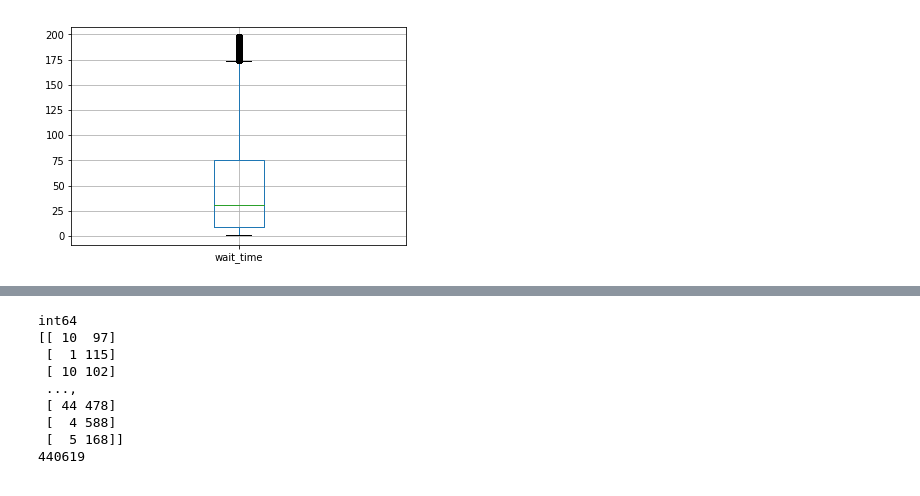
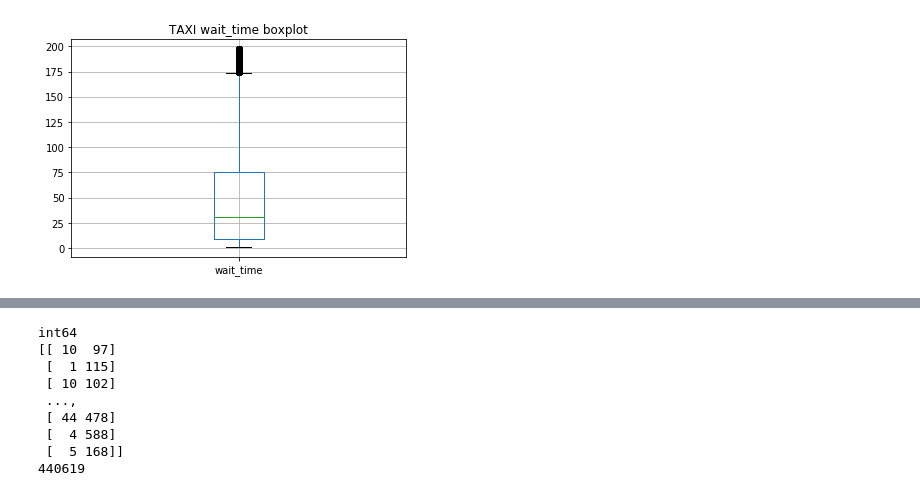
Before and after one commit to dymodi/dymodi.github.io, a Jupyter notebook: Research/Beacon/src/taxi_rider_compare.ipynb, the cells around one changed output, grey strips where cells are left out. Cells and saved outputs as stored; diff of their text form; code cells hidden in the pictures.

```diff
--- a/Research/Beacon/src/taxi_rider_compare.ipynb
+++ b/Research/Beacon/src/taxi_rider_compare.ipynb
@@ -39,10 +39,10 @@ df_datetime['updated_on'] = pd.to_datetime(rideaustin.updated_date)
 df_datetime_eleme = pd.DataFrame()
 df_datetime_eleme['uid'] = elemedata.index
 df_datetime_eleme['accept_at'] = pd.to_datetime(elemedata.accept_at)
-# df_datetime_eleme['arrive_rst_at'] = pd.to_datetime(elemedata.arrive_rst_at)
-df_datetime_eleme['arrive_rst_at'] = pd.to_datetime(elemedata.arrive_rst_at_beacon)
-# df_datetime_eleme['pickup_at'] = pd.to_datetime(elemedata.pickup_at)
-df_datetime_eleme['pickup_at'] = pd.to_datetime(elemedata.leave_rst_at_beacon)
+df_datetime_eleme['arrive_rst_at'] = pd.to_datetime(elemedata.arrive_rst_at)
+# df_datetime_eleme['arrive_rst_at'] = pd.to_datetime(elemedata.arrive_rst_at_beacon)
+df_datetime_eleme['pickup_at'] = pd.to_datetime(elemedata.pickup_at)
+# df_datetime_eleme['pickup_at'] = pd.to_datetime(elemedata.leave_rst_at_beacon)
 df_datetime_eleme['deliver_at'] = pd.to_datetime(elemedata.deliver_at)
 # print(df_datetime_eleme.head())
 # %%
@@ -122,46 +136,64 @@ plt.show()
 [figure]
 # %%
-# Remove outliers (\mu \sigma method)
+# Remove outliers (Standard Deviation method)
 # Taxi
-len_before_taxi = len(df_timediff.index)
+converged_taxi = 0
 print('TAXI data, length before removing outliers:', len_before_taxi)
-wait_time_mean = df_timediff.wait_time.mean()
-wait_time_std = df_timediff.wait_time.std()
-drive_time_mean = df_timediff.drive_time.mean()
-drive_time_std = df_timediff.drive_time.std()
-wait_ratio_mean = df_timediff.wait_ratio.mean()
-wait_ratio_std = df_timediff.wait_ratio.std()
-df_timediff = df_timediff[df_timediff.wait_time > wait_time_mean - 3*wait_time_std]
-df_timediff = df_timediff[df_timediff.wait_time < wait_time_mean + 3*wait_time_std]
-df_timediff = df_timediff[df_timediff.drive_time > drive_time_mean - 3*drive_time_std]
-df_timediff = df_timediff[df_timediff.drive_time < drive_time_mean + 3*drive_time_std]
-# df_timediff = df_timediff[df_timediff.wait_ratio > wait_ratio_mean - 3*wait_ratio_std]
-# df_timediff = df_timediff[df_timediff.wait_ratio < wait_ratio_mean + 3*wait_ratio_std]
+while converged_taxi == 0:
+    len_before_taxi = len(df_timediff.index)
+
+    wait_time_mean = df_timediff.wait_time.mean()
+    wait_time_std = df_timediff.wait_time.std()
+    drive_time_mean = df_timediff.drive_time.mean()
+    drive_time_std = df_timediff.drive_time.std()
+    wait_ratio_mean = df_timediff.wait_ratio.mean()
+    wait_ratio_std = df_timediff.wait_ratio.std()
+    df_timediff = df_timediff[df_timediff.wait_time > wait_time_mean - 3*wait_time_std]
+    df_timediff = df_timediff[df_timediff.wait_time < wait_time_mean + 3*wait_time_std]
+    df_timediff = df_timediff[df_timediff.drive_time > drive_time_mean - 3*drive_time_std]
+    df_timediff = df_timediff[df_timediff.drive_time < drive_time_mean + 3*drive_time_std]
+    # df_timediff = df_timediff[df_timediff.wait_ratio > wait_ratio_mean - 3*wait_ratio_std]
+    # df_timediff = df_timediff[df_timediff.wait_ratio < wait_ratio_mean + 3*wait_ratio_std]
+    if len_before_taxi == len(df_timediff.index):
+        converged_taxi = 1
 print('TAXI data, length after removing outliers:', len(df_timediff.index))
 print('TAXI data,', round((len_before_taxi-len(df_timediff.index))/len_before_taxi,3),' of total data removed.')
+# Boxplot to have a first glance
+df_timediff.boxplot(column='wait_time')
+plt.title('TAXI wait_time boxplot')
+plt.show()
+df_timediff.boxplot(column='drive_time')
+plt.title('TAXI drive_time boxplot')
+plt.show()
+
 # ELE.ME
-len_before_eleme = len(df_timediff_eleme.index)
 print('ELEME data, length before removing outliers:', len(df_timediff_eleme.index))
-wait_time_eleme_mean = df_timediff_eleme.wait_time.mean()
-wait_time_eleme_std = df_timediff_eleme.wait_time.std()
-drive_time_eleme_mean = df_timediff_eleme.drive_time.mean()
-drive_time_eleme_std = df_timediff_eleme.drive_time.std()
-wait_ratio_eleme_mean = df_timediff_eleme.wait_ratio.mean()
-wait_ratio_eleme_std = df_timediff_eleme.wait_ratio.std()
-df_timediff_eleme = df_timediff_eleme[df_timediff_eleme.wait_time > wait_time_eleme_mean - 3*wait_time_eleme_std]
-df_timediff_eleme = df_timediff_eleme[df_timediff_eleme.wait_time < wait_time_eleme_mean + 3*wait_time_eleme_std]
-df_timediff_eleme = df_timediff_eleme[df_timediff_eleme.drive_time > drive_time_eleme_mean - 3*drive_time_eleme_std]
-df_timediff_eleme = df_timediff_eleme[df_timediff_eleme.drive_time < drive_time_eleme_mean + 3*drive_time_eleme_std]
-# df_timediff_eleme = df_timediff_eleme[df_timediff_eleme.wait_ratio > wait_ratio_eleme_mean - 3*wait_ratio_eleme_std]
-# df_timediff_eleme = df_timediff_eleme[df_timediff_eleme.wait_ratio < wait_ratio_eleme_mean + 3*wait_ratio_eleme_std]
+converged_eleme = 0
+while converged_eleme == 0:
+    len_before_eleme = len(df_timediff_eleme.index)
+    wait_time_eleme_mean = df_timediff_eleme.wait_time.mean()
+    wait_time_eleme_std = df_timediff_eleme.wait_time.std()
+    drive_time_eleme_mean = df_timediff_eleme.drive_time.mean()
+    drive_time_eleme_std = df_timediff_eleme.drive_time.std()
+    wait_ratio_eleme_mean = df_timediff_eleme.wait_ratio.mean()
+    wait_ratio_eleme_std = df_timediff_eleme.wait_ratio.std()
+    df_timediff_eleme = df_timediff_eleme[df_timediff_eleme.wait_time > wait_time_eleme_mean - 3*wait_time_eleme_std]
+    df_timediff_eleme = df_timediff_eleme[df_timediff_eleme.wait_time < wait_time_eleme_mean + 3*wait_time_eleme_std]
+    df_timediff_eleme = df_timediff_eleme[df_timediff_eleme.drive_time > drive_time_eleme_mean - 3*drive_time_eleme_std]
+    df_timediff_eleme = df_timediff_eleme[df_timediff_eleme.drive_time < drive_time_eleme_mean + 3*drive_time_eleme_std]
+    # df_timediff_eleme = df_timediff_eleme[df_timediff_eleme.wait_ratio > wait_ratio_eleme_mean - 3*wait_ratio_eleme_std]
+    # df_timediff_eleme = df_timediff_eleme[df_timediff_eleme.wait_ratio < wait_ratio_eleme_mean + 3*wait_ratio_eleme_std]
+    if len_before_eleme == len(df_timediff_eleme.index):
+        converged_eleme = 1
 print('ELEME data, length after removing outliers:', len(df_timediff_eleme.index))
-print('ELEME data,', round((len_before_eleme-len(df_timediff_eleme.index))/len_before_eleme,3),
-      ' of total data removed.')
-
+print('ELEME data,', round((len_before_eleme-len(df_timediff_eleme.index))/len_before_eleme,3),' of total data removed.')
 # Boxplot to have a first glance
-print('Boxplot after removing outliers')
-df_timediff.boxplot(column='wait_time')
+df_timediff_eleme.boxplot(column='wait_time')
+plt.title('ELEME wait_time boxplot')
 plt.show()
+df_timediff_eleme.boxplot(column='drive_time')
+plt.title('ELEME drive_time boxplot')
+plt.show()
 # %% [output]
 TAXI data, length before removing outliers: 1287770
 TAXI data, length after removing outliers: 1287770
@@ -173 +201 @@ Boxplot after removing outliers
-[figure, old version]
+[figure, new version]
```
Also changed, not shown: parts of 4 cells of this notebook, 1 other file.
